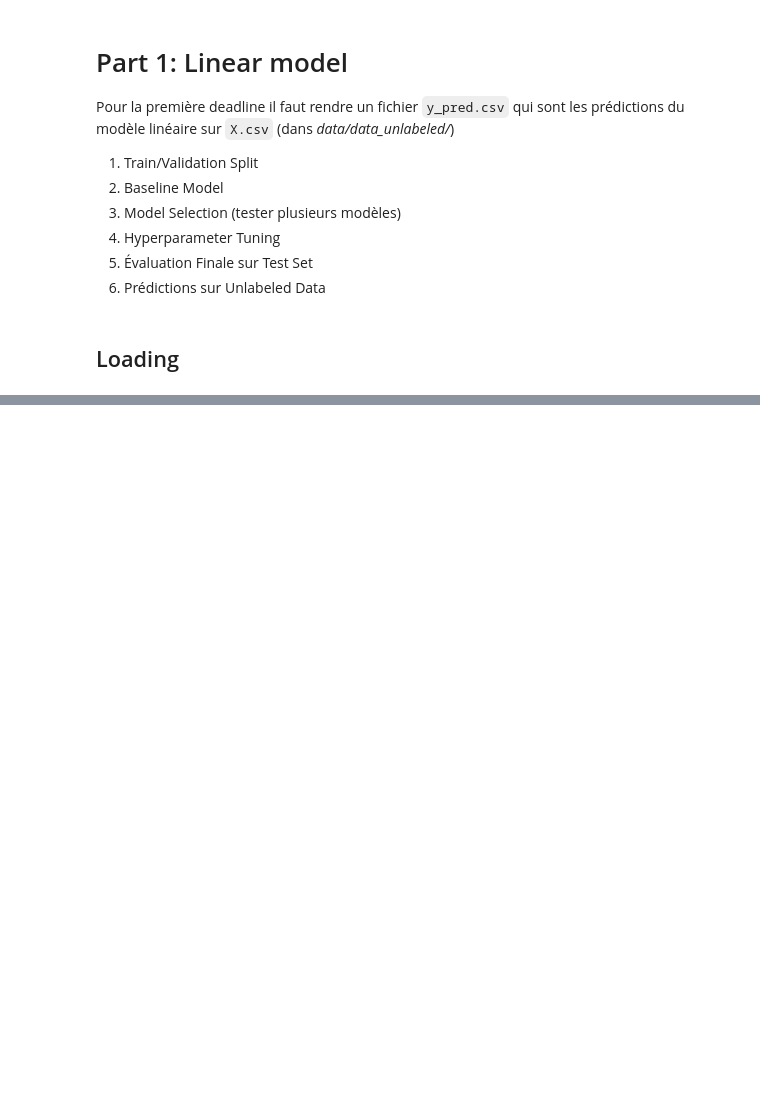
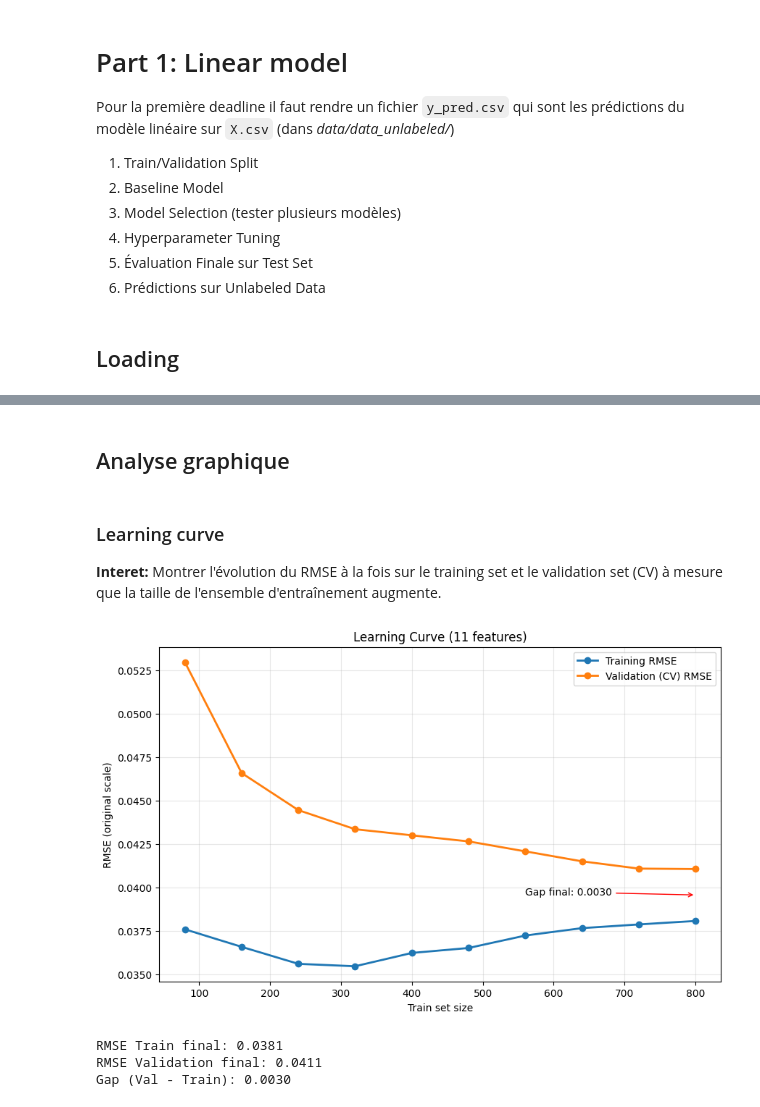
Before and after one commit to mat-bau/ml-project, a Jupyter notebook: notebooks/02_linear_model.ipynb, the cells around one changed output, grey strips where cells are left out. Saved outputs shown, nothing was run; the diff lists cells and outputs as text; code cells hidden in the pictures; blank space fills up the shorter version.

Commit message:
chore: improve part 1 and 2

```diff
--- a/notebooks/02_linear_model.ipynb
+++ b/notebooks/02_linear_model.ipynb
@@ -460,0 +503,43 @@ Output: ../results/predictions/y_pred.csv
+# %% [markdown]
+## Analyse graphique
+# %% [markdown]
+### Learning curve
+**Interet:** Montrer l'évolution du RMSE à la fois sur le training set et le validation set (CV) à mesure que la taille de l'ensemble d'entraînement augmente.
+# %%
+# Le pipeline 'best_model' (core_pipeline) ne contient pas le preprocessor
+# Il faut donc lui fournir les données déjà transformées (X_train_sfs)
+train_sizes_abs, train_scores, val_scores = learning_curve(
+    best_model, X_train_sfs, y_target_original,
+    cv=5, scoring='neg_root_mean_squared_error',
+    n_jobs=-1, train_sizes=np.linspace(0.1, 1.0, 10)
+)
+
+train_rmse = -train_scores.mean(axis=1)
+val_rmse = -val_scores.mean(axis=1)
+
+plt.figure(figsize=(10, 6))
+plt.plot(train_sizes_abs, train_rmse, 'o-', label='Training RMSE', linewidth=2)
+plt.plot(train_sizes_abs, val_rmse, 'o-', label='Validation (CV) RMSE', linewidth=2)
+plt.xlabel('Train set size')
+plt.ylabel('RMSE (original scale)')
+plt.title(f'Learning Curve ({best_k} features)')
+plt.legend()
+plt.grid(True, alpha=0.3)
+gap = val_rmse[-1] - train_rmse[-1]
+plt.annotate(f'Gap final: {gap:.4f}',
+             xy=(train_sizes_abs[-1], (train_rmse[-1] + val_rmse[-1])/2),
+             xytext=(train_sizes_abs[-1]*0.7, (train_rmse[-1] + val_rmse[-1])/2),
+             arrowprops=dict(arrowstyle='->', color='red'))
+#plt.savefig(f'../results/reports/figures/part1/learning_curve_sfs_{best_k}_features.pdf', bbox_inches='tight')
+plt.show()
+# %% [output]
+[figure, added]
+# %%
+gap = val_rmse[-1] - train_rmse[-1]
+print(f"RMSE Train final: {train_rmse[-1]:.4f}")
+print(f"RMSE Validation final: {val_rmse[-1]:.4f}")
+print(f"Gap (Val - Train): {gap:.4f}")
+# %% [output]
+RMSE Train final: 0.0381
+RMSE Validation final: 0.0411
+Gap (Val - Train): 0.0030
```
Also changed, not shown: parts of 55 cells of this notebook, 1 other file.
